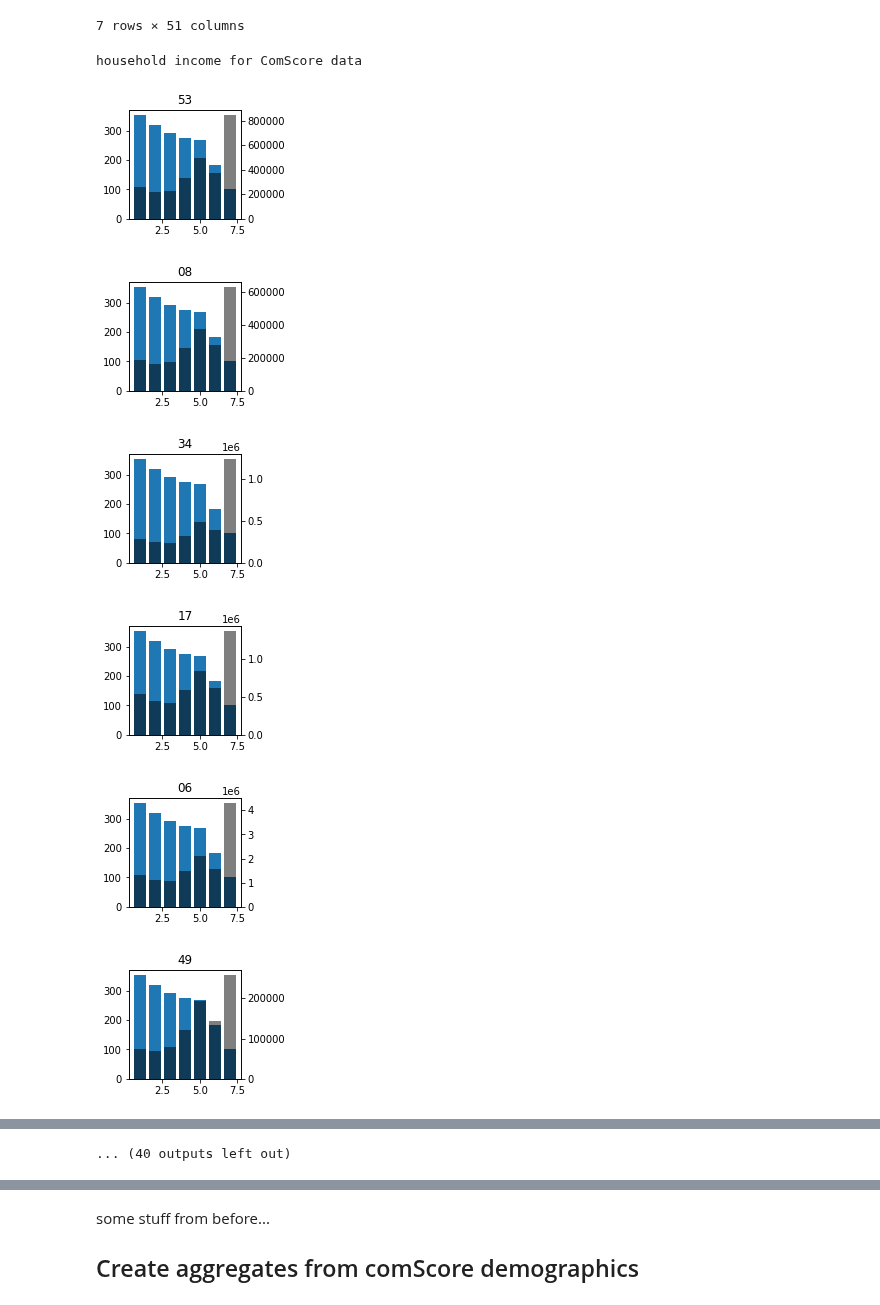
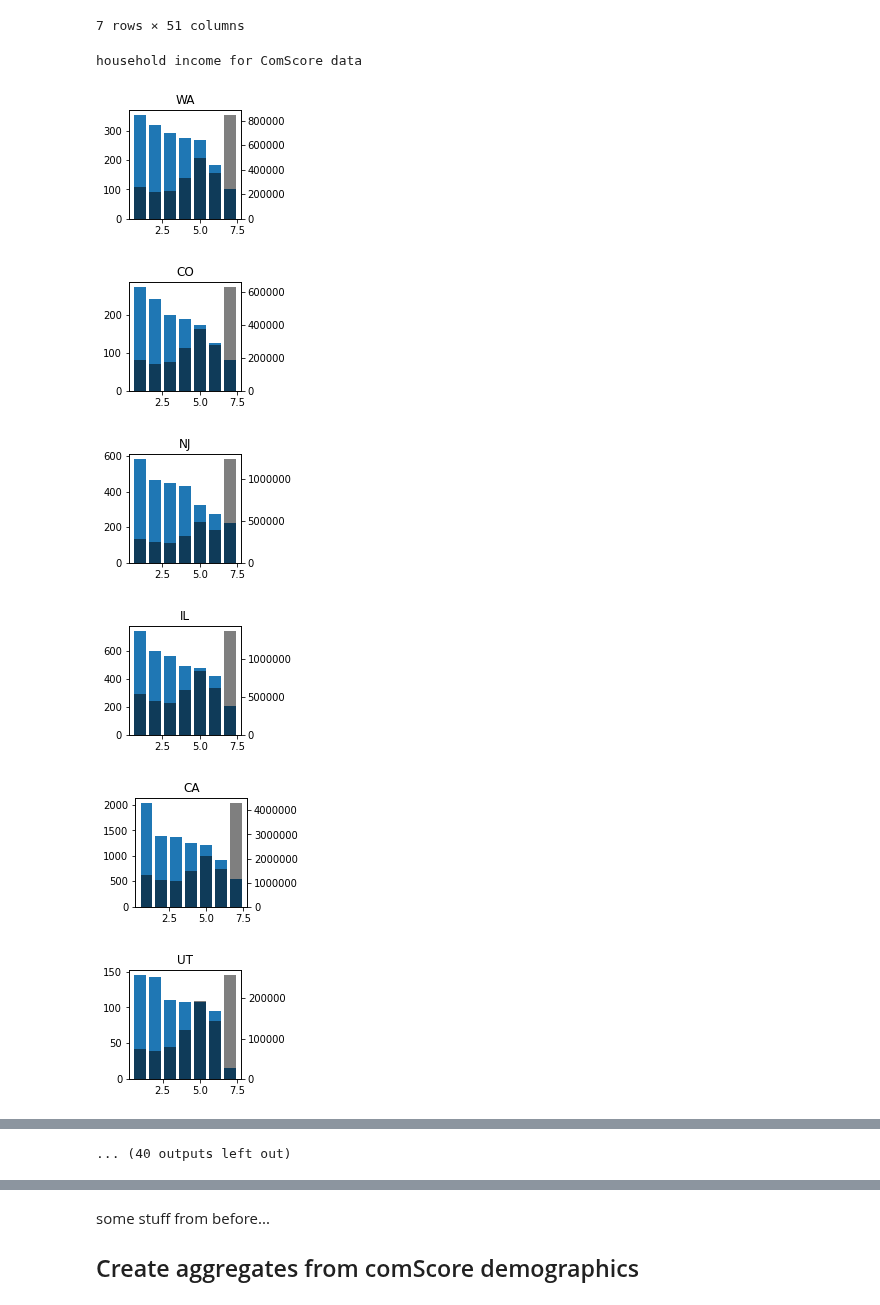
Before and after one commit to aberke/floc-analysis, a Jupyter notebook: notebooks/demographics_explore.ipynb, the cells around one changed output, grey strips where cells are left out. Cells and saved outputs as stored; diff of their text form; code cells hidden in the pictures.

```diff
--- a/notebooks/demographics_explore.ipynb
+++ b/notebooks/demographics_explore.ipynb
@@ -330,6 +330,9 @@ state_census_df.head()
 | 17 | 1776326.0 | 2281524.0 | 1122258.0 | 1812247.0 | 682300.0 | 544799.0 | 446625.0 | 7955484.0 | ... |
 | 06 | 5291984.0 | 5345542.0 | 3161747.0 | 5586071.0 | 2021944.0 | 2033160.0 | 2510370.0 | 14777594.0 | ... |
 5 rows × 23 columns
+# %%
+# make a mapping of state_fips to state_abbr
+state_abbr_dict = state_census_df.state_abbr.to_dict()
 # %% [markdown]
 ### for zip codes
 
@@ -509,0 +518,9 @@ _ = ax.legend()
+# %%
+income_codes = list(range(1,8))
+for income_code in income_codes:
+    fig,ax = plt.subplots(1,1,figsize=(2,1))
+    income_df = demo_df[demo_df.household_income == income_code]
+    household_sizes = income_df.household_size.value_counts().sort_index()
+    ax.bar(household_sizes.index, household_sizes.values)
+    ax.set_title('income = %s' % income_code)
+    plt.show()
@@ -527,23 +552,25 @@ state_census_incomes
 7 rows × 51 columns
 # %%
 states = list(demo_df['state_fips'].unique())
-labels = list(range(1,8))
 print('household income for ComScore data')
 for state_fips in states:
+    state_abbr = state_abbr_dict[state_fips]
     fig,ax = plt.subplots(1,1,figsize=(2,2))
-    state_demo_df = demo_df[demo_df.state_fips == state]
+    state_demo_df = demo_df[demo_df.state_fips == state_fips]
     state_acs_incomes = state_census_incomes[state_fips]
-    ax.bar(labels, state_demo_df['household_income'].value_counts().drop(8).values)
-    ax.set_title(state_fips)
+    ax.bar(income_codes, state_demo_df['household_income'].value_counts().drop(8).values)
+    ax.set_title(state_abbr)
     ax2 = ax.twinx()
-    ax2.bar(labels, state_acs_incomes,
+    ax2.bar(income_codes, state_acs_incomes,
        label='ACS',
        alpha=0.5, color=c_acs)
+    plt.ticklabel_format(style='plain')    # to prevent scientific notation
+    plt.show()
 # %% [output]
 household income for ComScore data
 [figure]
-[figure, old version]
+[figure, new version]
-[figure, old version]
+[figure, new version]
-[figure, old version]
+[figure, new version]
-[figure, old version]
+[figure, new version]
-[figure, old version]
+[figure, new version]
```
Also changed, not shown: parts of 18 cells of this notebook.
